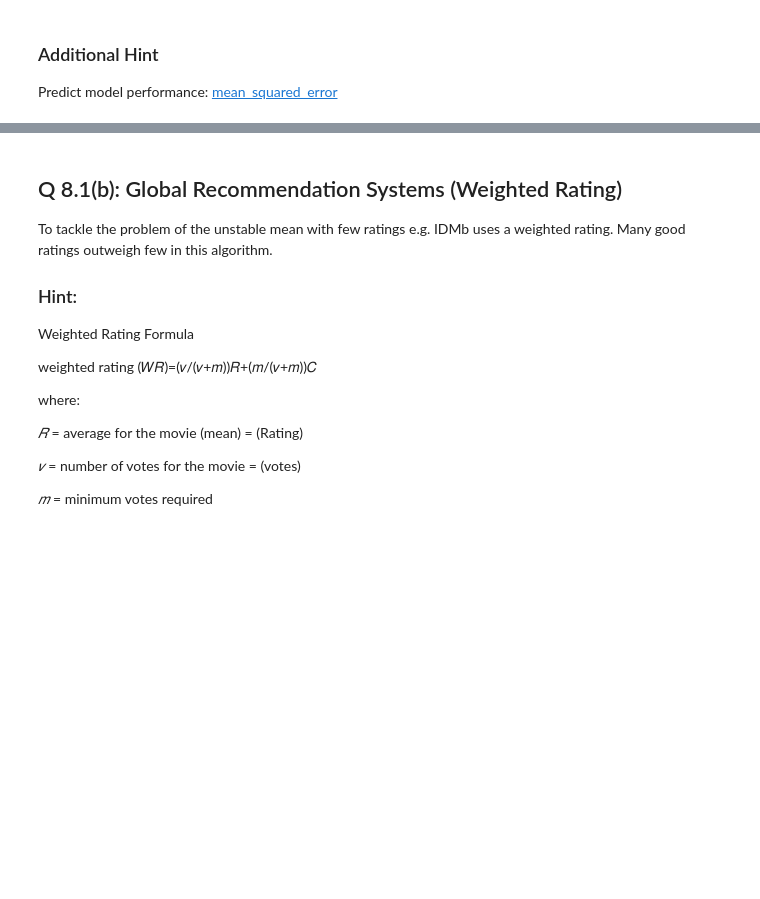
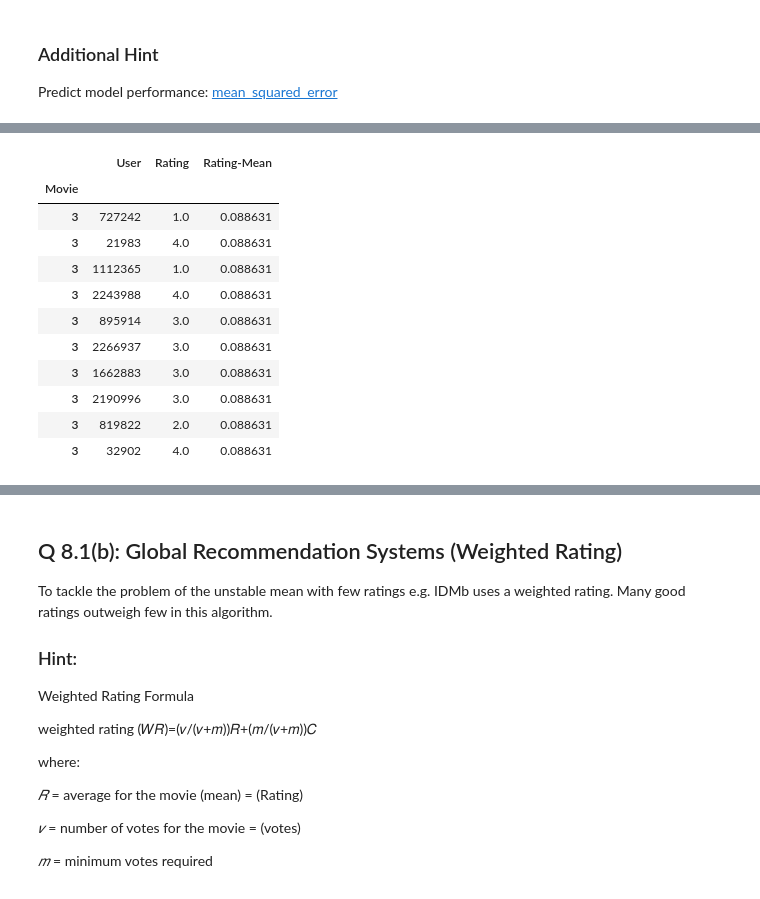
Before and after one commit to 3DBull/mec-mini-projects, a Jupyter notebook: mec-17.4.1-recommendation-systems-mini-project/Mini_Project_Recommendation_Systems.ipynb, the cells around one changed output, grey strips where cells are left out. Drawn from its saved outputs; the diff is of its cells as text; code cells hidden in the pictures; blank space fills up the shorter version.

```diff
--- a/mec-17.4.1-recommendation-systems-mini-project/Mini_Project_Recommendation_Systems.ipynb
+++ b/mec-17.4.1-recommendation-systems-mini-project/Mini_Project_Recommendation_Systems.ipynb
@@ -388,7 +395,20 @@ combined_df.head(5)
 # %%
 # Join labels and predictions based on mean movie rating
 predictions_df = df_test.set_index('Movie').join(ratings_mean)
-predictions_df.head(5)
+predictions_df.head(10)
+# %% [output]
+|  | User | Rating | Rating-Mean |
+| Movie |  |  |  |
+| 3 | 727242 | 1.0 | 0.088631 |
+| 3 | 21983 | 4.0 | 0.088631 |
+| 3 | 1112365 | 1.0 | 0.088631 |
+| 3 | 2243988 | 4.0 | 0.088631 |
+| 3 | 895914 | 3.0 | 0.088631 |
+| 3 | 2266937 | 3.0 | 0.088631 |
+| 3 | 1662883 | 3.0 | 0.088631 |
+| 3 | 2190996 | 3.0 | 0.088631 |
+| 3 | 819822 | 2.0 | 0.088631 |
+| 3 | 32902 | 4.0 | 0.088631 |
 # %%
 # Compute RMSE
 y_true = predictions_df['Rating']
```
Also changed, not shown: parts of 47 cells of this notebook, 1 other file.
